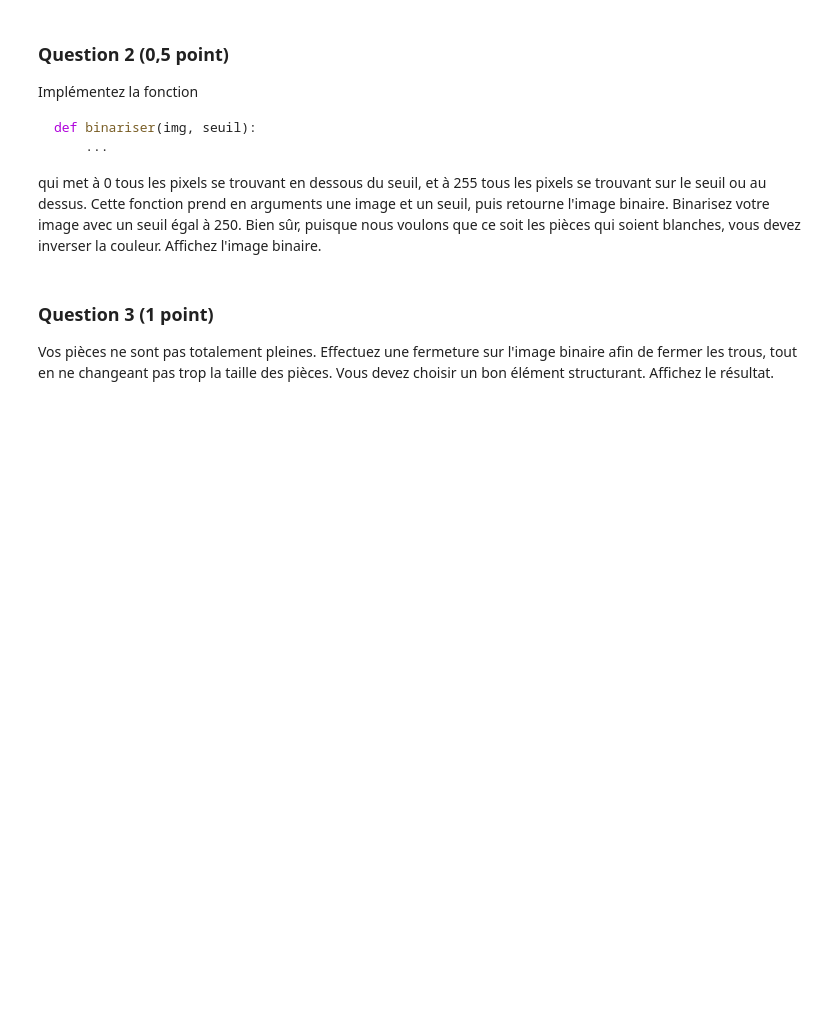
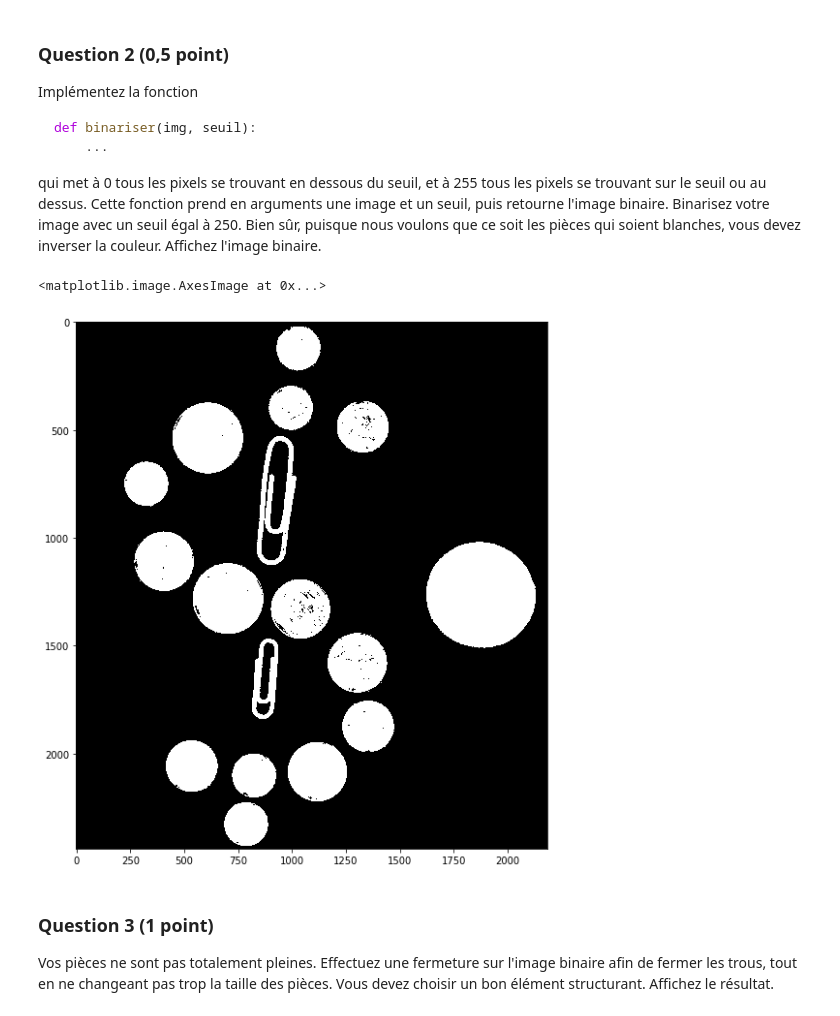
Before and after one commit to conorato/INF8725, a Jupyter notebook: tp2/TP2_fr.ipynb, the cells around one changed output. Saved outputs shown, nothing was run; the diff lists cells and outputs as text; code cells hidden in the pictures; blank space fills up the shorter version.

````diff
--- a/tp2/TP2_fr.ipynb
+++ b/tp2/TP2_fr.ipynb
@@ -210,6 +267,17 @@ def binariser(img, seuil):
     ...
 ```
 qui met à 0 tous les pixels se trouvant en dessous du seuil, et à 255 tous les pixels se trouvant sur le seuil ou au dessus. Cette fonction prend en arguments une image et un seuil, puis retourne l'image binaire. Binarisez votre image avec un seuil égal à 250. Bien sûr, puisque nous voulons que ce soit les pièces qui soient blanches, vous devez inverser la couleur. Affichez l'image binaire.
+# %%
+def binariser(img, seuil, invert=True):
+    threshold_type = cv2.THRESH_BINARY_INV if invert else cv2.THRESH_BINARY
+    _, binary_img = cv2.threshold(img,seuil,255,threshold_type)
+    return binary_img.astype(np.bool_)
+
+binary_img = binariser(img, 250, invert=True)
+plt.imshow(binary_img, vmin=0, vmax=1)
+# %% [output]
+<matplotlib.image.AxesImage at 0x...>
+[figure, added]
 # %% [markdown]
 ### Question 3 (1 point)
 Vos pièces ne sont pas totalement pleines. Effectuez une fermeture sur l'image binaire afin de fermer les trous, tout en ne changeant pas trop la taille des pièces. Vous devez choisir un bon élément structurant. Affichez le résultat.
````
Also changed, not shown: parts of 14 cells of this notebook.
